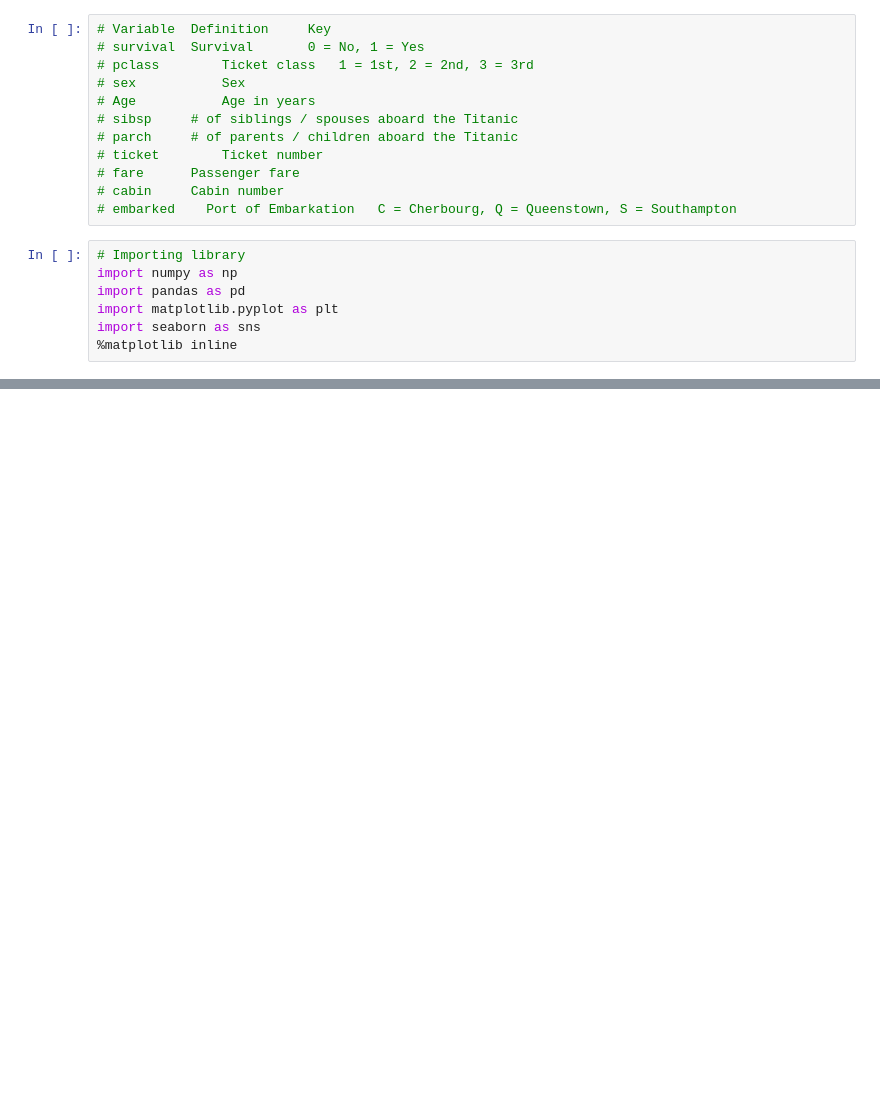
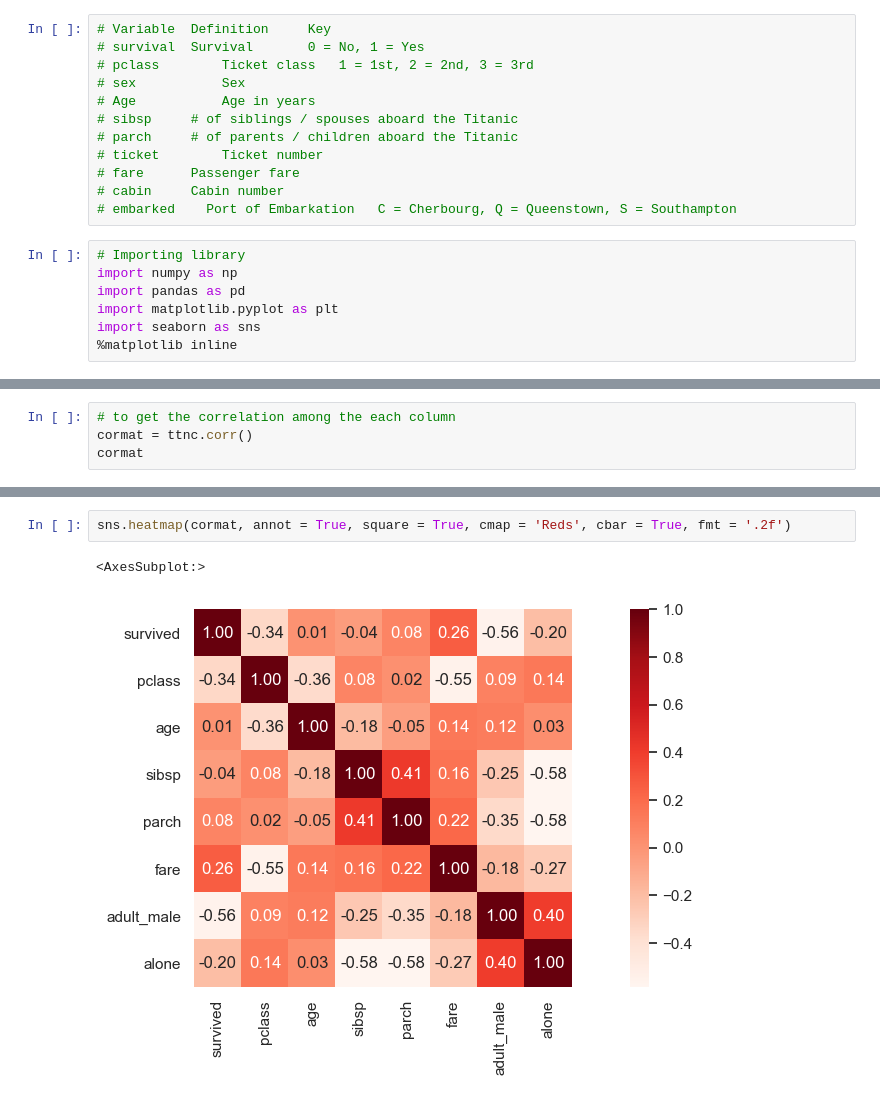
Before and after one commit to melwinmpk/python_datascience, a Jupyter notebook: TitanicDataSet_training/EDA_on_Titanic.ipynb, the cells around one changed output, grey strips where cells are left out. Drawn from its saved outputs; the diff is of its cells as text; blank space fills up the shorter version.

```diff
--- a/TitanicDataSet_training/EDA_on_Titanic.ipynb
+++ b/TitanicDataSet_training/EDA_on_Titanic.ipynb
@@ -57,0 +65,4 @@ sns.heatmap(data = ttnc.isnull(), cmap = 'Reds', cbar = True)
+# %%
+# to get the correlation among the each column
+cormat = ttnc.corr()
+cormat
@@ -57,0 +79,5 @@ sns.heatmap(data = ttnc.isnull(), cmap = 'Reds', cbar = True)
+# %%
+sns.heatmap(cormat, annot = True, square = True, cmap = 'Reds', cbar = True, fmt = '.2f')
+# %% [output]
+<AxesSubplot:>
+[figure, added]
```
Also changed, not shown: parts of 23 cells of this notebook, 1 other file.
